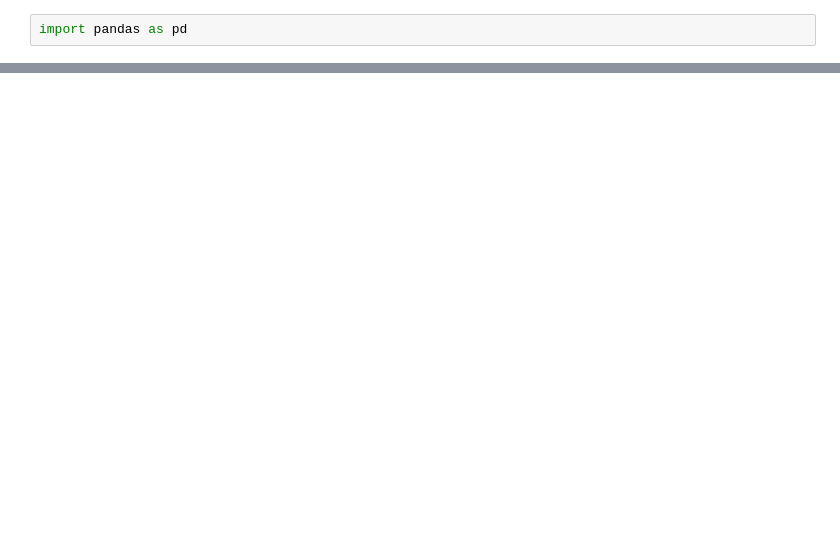
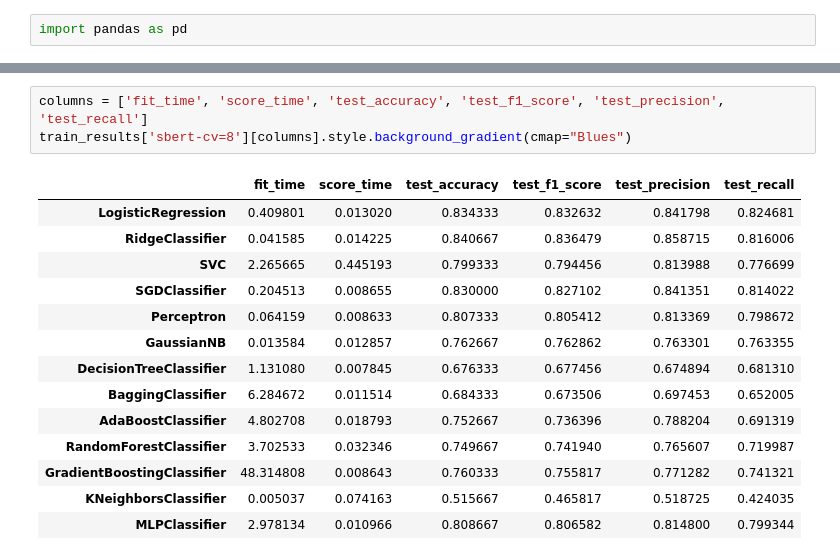
Before and after one commit to yvonne-yiqin-zhang/GPT_Generated_Text_Detection, a Jupyter notebook: result_analysis.ipynb, the cells around one changed output, grey strips where cells are left out. Cells and saved outputs as stored; diff of their text form; blank space fills up the shorter version.

```diff
--- a/result_analysis.ipynb
+++ b/result_analysis.ipynb
@@ -39,0 +61,18 @@ dtype: float64
+# %%
+columns = ['fit_time', 'score_time', 'test_accuracy', 'test_f1_score', 'test_precision', 'test_recall']
+train_results['sbert-cv=8'][columns].style.background_gradient(cmap="Blues")
+# %% [output]
+|  | fit_time | score_time | test_accuracy | test_f1_score | test_precision | test_recall |
+| LogisticRegression | 0.409801 | 0.013020 | 0.834333 | 0.832632 | 0.841798 | 0.824681 |
+| RidgeClassifier | 0.041585 | 0.014225 | 0.840667 | 0.836479 | 0.858715 | 0.816006 |
+| SVC | 2.265665 | 0.445193 | 0.799333 | 0.794456 | 0.813988 | 0.776699 |
+| SGDClassifier | 0.204513 | 0.008655 | 0.830000 | 0.827102 | 0.841351 | 0.814022 |
+| Perceptron | 0.064159 | 0.008633 | 0.807333 | 0.805412 | 0.813369 | 0.798672 |
+| GaussianNB | 0.013584 | 0.012857 | 0.762667 | 0.762862 | 0.763301 | 0.763355 |
+| DecisionTreeClassifier | 1.131080 | 0.007845 | 0.676333 | 0.677456 | 0.674894 | 0.681310 |
+| BaggingClassifier | 6.284672 | 0.011514 | 0.684333 | 0.673506 | 0.697453 | 0.652005 |
+| AdaBoostClassifier | 4.802708 | 0.018793 | 0.752667 | 0.736396 | 0.788204 | 0.691319 |
+| RandomForestClassifier | 3.702533 | 0.032346 | 0.749667 | 0.741940 | 0.765607 | 0.719987 |
+| GradientBoostingClassifier | 48.314808 | 0.008643 | 0.760333 | 0.755817 | 0.771282 | 0.741321 |
+| KNeighborsClassifier | 0.005037 | 0.074163 | 0.515667 | 0.465817 | 0.518725 | 0.424035 |
+| MLPClassifier | 2.978134 | 0.010966 | 0.808667 | 0.806582 | 0.814800 | 0.799344 |
```
Also changed, not shown: parts of 23 cells of this notebook, 35 other files.
